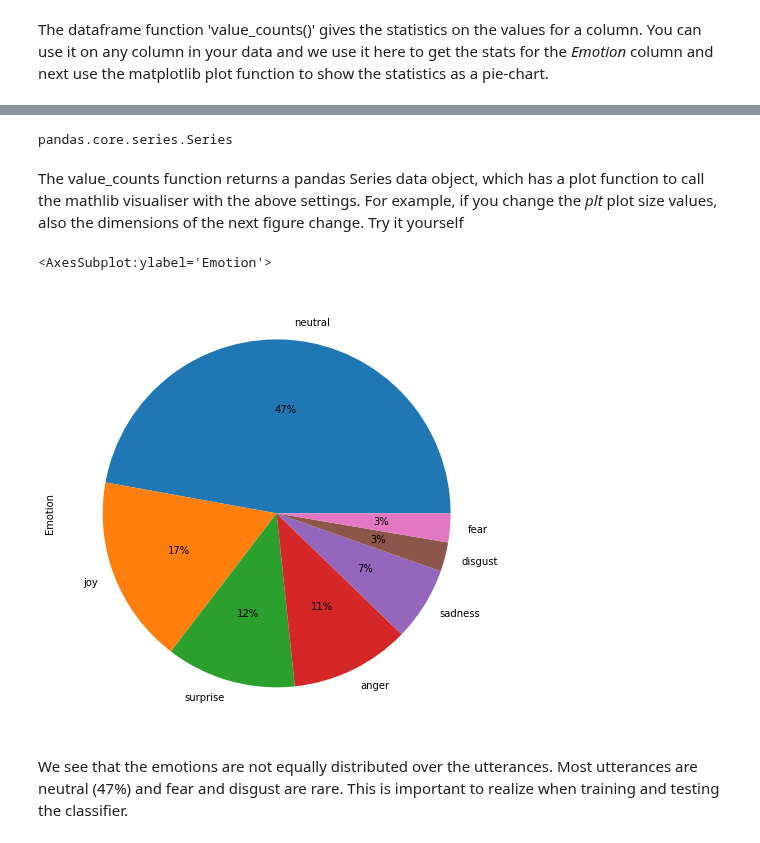
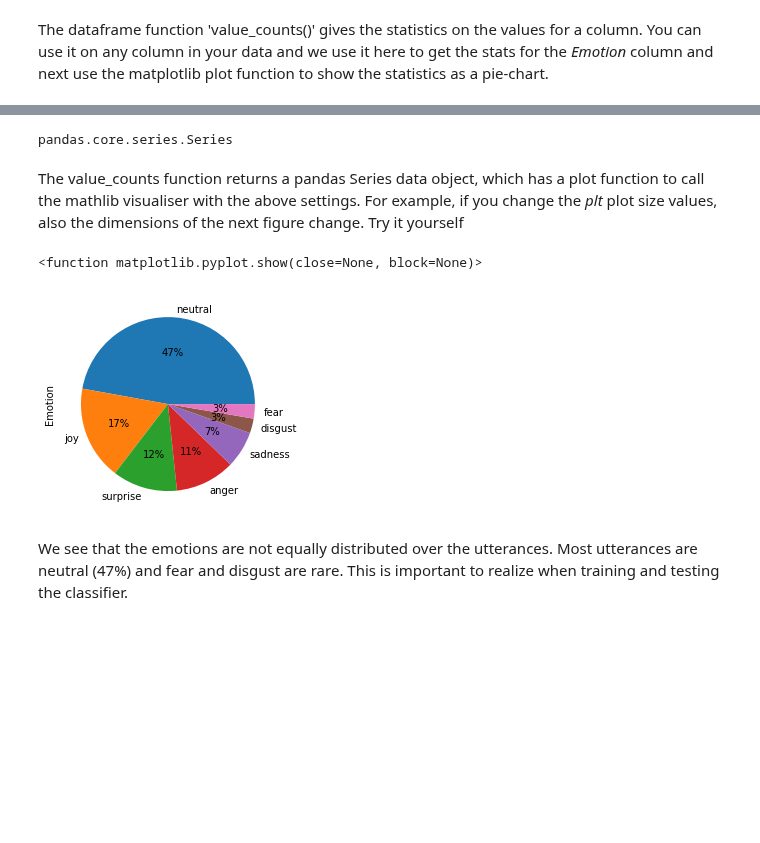
Before and after one commit to cltl/ma-hlt-labs, a Jupyter notebook: lab3.machine_learning/Lab3.5.ml.emotion-detection-bow.ipynb, the cells around one changed output, grey strips where cells are left out. Cells and saved outputs as stored; diff of their text form; code cells hidden in the pictures; blank space fills up the shorter version.

```diff
--- a/lab3.machine_learning/Lab3.5.ml.emotion-detection-bow.ipynb
+++ b/lab3.machine_learning/Lab3.5.ml.emotion-detection-bow.ipynb
@@ -279,8 +279,8 @@ print('This is the default size:')
 print(plot_size[0])
 print(plot_size[1])
 
-plot_size[0] = 10
-plot_size[1] = 8
+plot_size[0] = 5
+plot_size[1] = 4
 print('We change it now to:')
 print(plot_size[0])
 print(plot_size[1])
@@ -296,4 +298,4 @@ We change it now to:
 # %% [markdown]
 The dataframe function 'value_counts()' gives the statistics on the values for a column. You can use it on any column in your data and we use it here to get the stats for the *Emotion* column and next use the matplotlib plot function to show the statistics as a pie-chart.
 # %%
-dftrain.Emotion.value_counts()
+train_emotion_series = dftrain.Emotion.value_counts()
@@ -309,15 +302,16 @@ Name: Emotion, dtype: int64
-# %%
-type(dftrain.Emotion.value_counts())
-# %% [output]
-pandas.core.series.Series
+# %%
+type(train_emotion_series)
+# %% [output]
+pandas.core.series.Series
 # %% [markdown]
 The value_counts function returns a pandas Series data object, which has a plot function to call the mathlib visualiser with the above settings. For example, if you change the *plt* plot size values, also the dimensions of the next figure change. Try it yourself
 # %%
 ### Selection the Emotion columns, counting the values and plotting it as a 'pie chart'
-dftrain.Emotion.value_counts().plot(kind='pie', autopct='%1.0f%%')
+train_emotion_series.plot(kind='pie', autopct='%1.0f%%')
+plt.show
 # %% [output]
-<AxesSubplot:ylabel='Emotion'>
+<function matplotlib.pyplot.show(close=None, block=None)>
-[figure, old version]
+[figure, new version]
 # %% [markdown]
 We see that the emotions are not equally distributed over the utterances. Most utterances are neutral (47%) and fear and disgust are rare. This is important to realize when training and testing the classifier.
 # %% [markdown]
```
Also changed, not shown: parts of 39 cells of this notebook, 3 other files.
